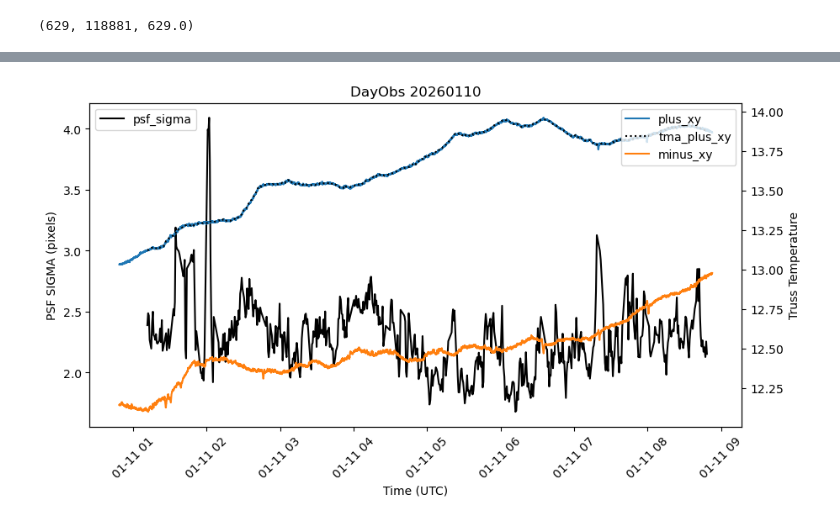
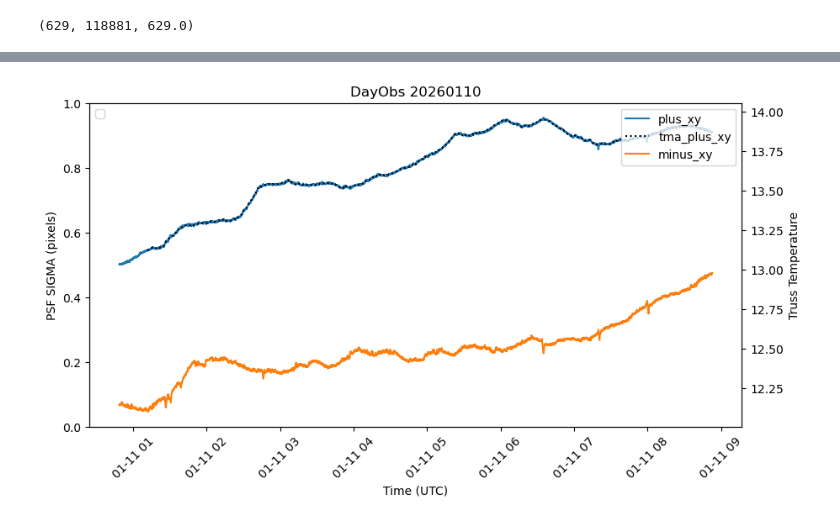
Before and after one commit to rhiannonlynne/notebooks, a Jupyter notebook: Combo_Demo.ipynb, the cells around one changed output, grey strips where cells are left out. Cells and saved outputs as stored; diff of their text form; code cells hidden in the pictures.

```diff
--- a/Combo_Demo.ipynb
+++ b/Combo_Demo.ipynb
@@ -174,13 +163,14 @@ def agg_over_detectors(g):
     # It's probably also worthwhile to reject the detectors in the vignette region
     n_psf_star = g.n_psf_star.fillna(0)
     good = np.where(n_psf_star > 10)[0]
+    n_det = len(good)
     psf_5 = np.nanpercentile(g.psf_sigma.iloc[good], 5)
     psf_95 = np.nanpercentile(g.psf_sigma.iloc[good], 95)
     psf_50 = np.nanpercentile(g.psf_sigma.iloc[good], 50)
     psf_e1_med = np.nanmedian(g.psf_e1.iloc[good])
     psf_e2_med = np.nanmedian(g.psf_e2.iloc[good])
     psf_e_med = np.nanmedian(g.psf_e.iloc[good])
-    return pd.Series({"psf_5": psf_5, "psf_50": psf_50, "psf_95": psf_95,
+    return pd.Series({"n_det": n_det, "psf_5": psf_5, "psf_50": psf_50, "psf_95": psf_95,
                       "psf_e1_med": psf_e1_med, "psf_e2_med": psf_e2_med, "psf_e_med": psf_e_med})
 
 grouped_ccdvisit = ccdvisit.groupby("visit_id").apply(agg_over_detectors, include_groups=False)
@@ -273,17 +254,17 @@ new_df = vdata.apply(add_truss_temp, args=[truss_temp], axis=1)
 # %%
 fig, ax1 = plt.subplots(figsize=(10, 5))
 ax2 = ax1.twinx()
 
-ax1.plot(Time(vdata.obs_start_mjd, format='mjd', scale='tai').utc.to_datetime(), vdata.psf_50, color='k', label='psf_sigma')
+#ax1.plot(Time(vdata.obs_start_mjd, format='mjd', scale='tai').utc.to_datetime(), vdata.psf_50, color='k', label='psf_sigma')
 ax2.plot(truss_temp.index, truss_temp.tma_truss_plus_xy, label='plus_xy')
 ax2.plot(Time(vdata.obs_start_mjd, format='mjd', scale='tai').utc.to_datetime(), vdata.tma_truss_plus_xy, color='k', linestyle=':', label='tma_plus_xy')
 ax2.plot(truss_temp.index, truss_temp.tma_truss_minus_xy, label='minus_xy')
 ax1.tick_params(axis='x', labelrotation=45)
 ax1.set_xlabel("Time (UTC)")
 ax1.set_ylabel("PSF SIGMA (pixels)")
 ax2.set_ylabel("Truss Temperature")
 ax1.legend(loc='upper left')
 ax2.legend(loc='upper right')
 _ = ax1.set_title(f"DayObs {day_obs}")
 # %% [output]
-[figure, old version]
+[figure, new version]
```
Also changed, not shown: parts of 3 cells of this notebook.
